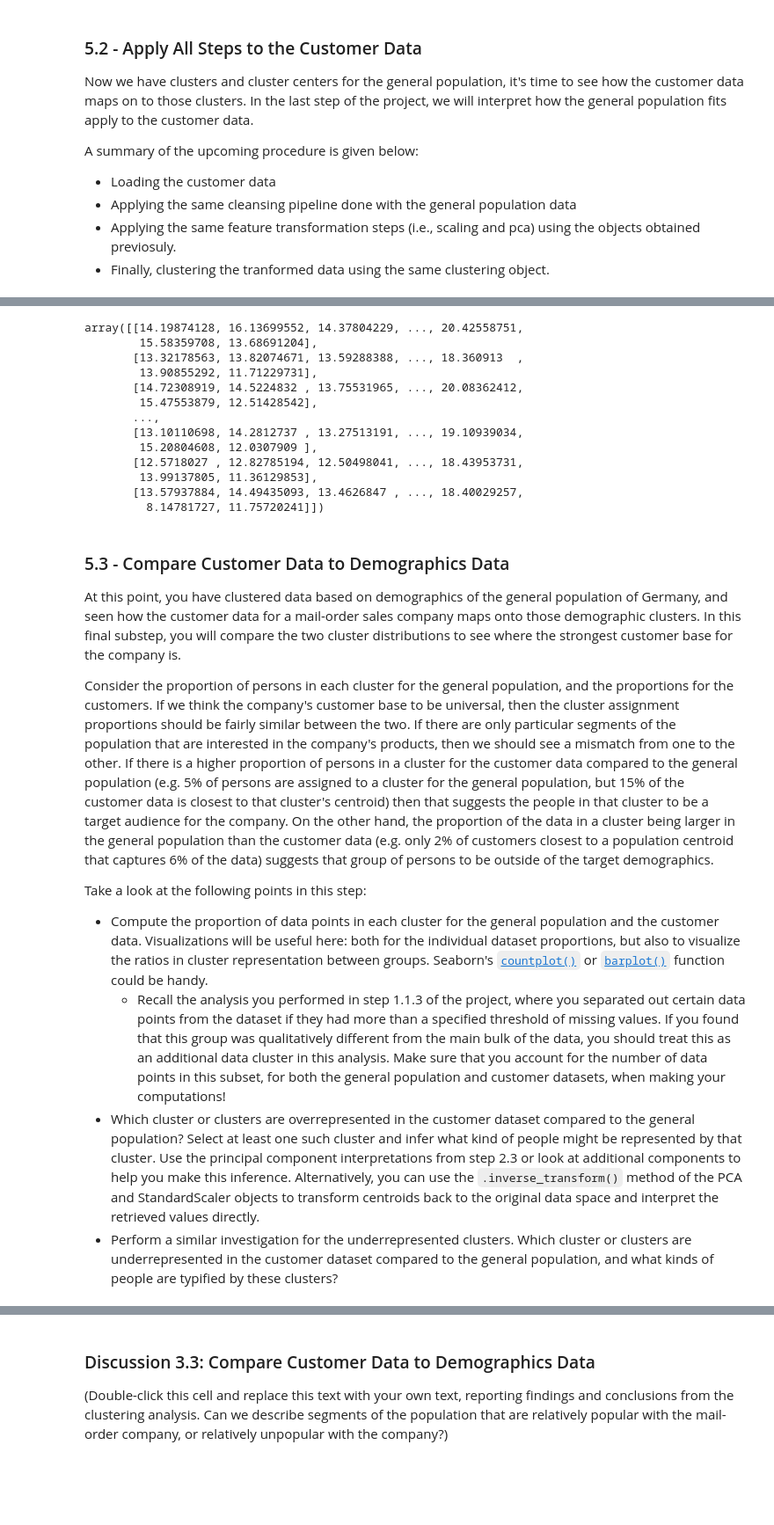
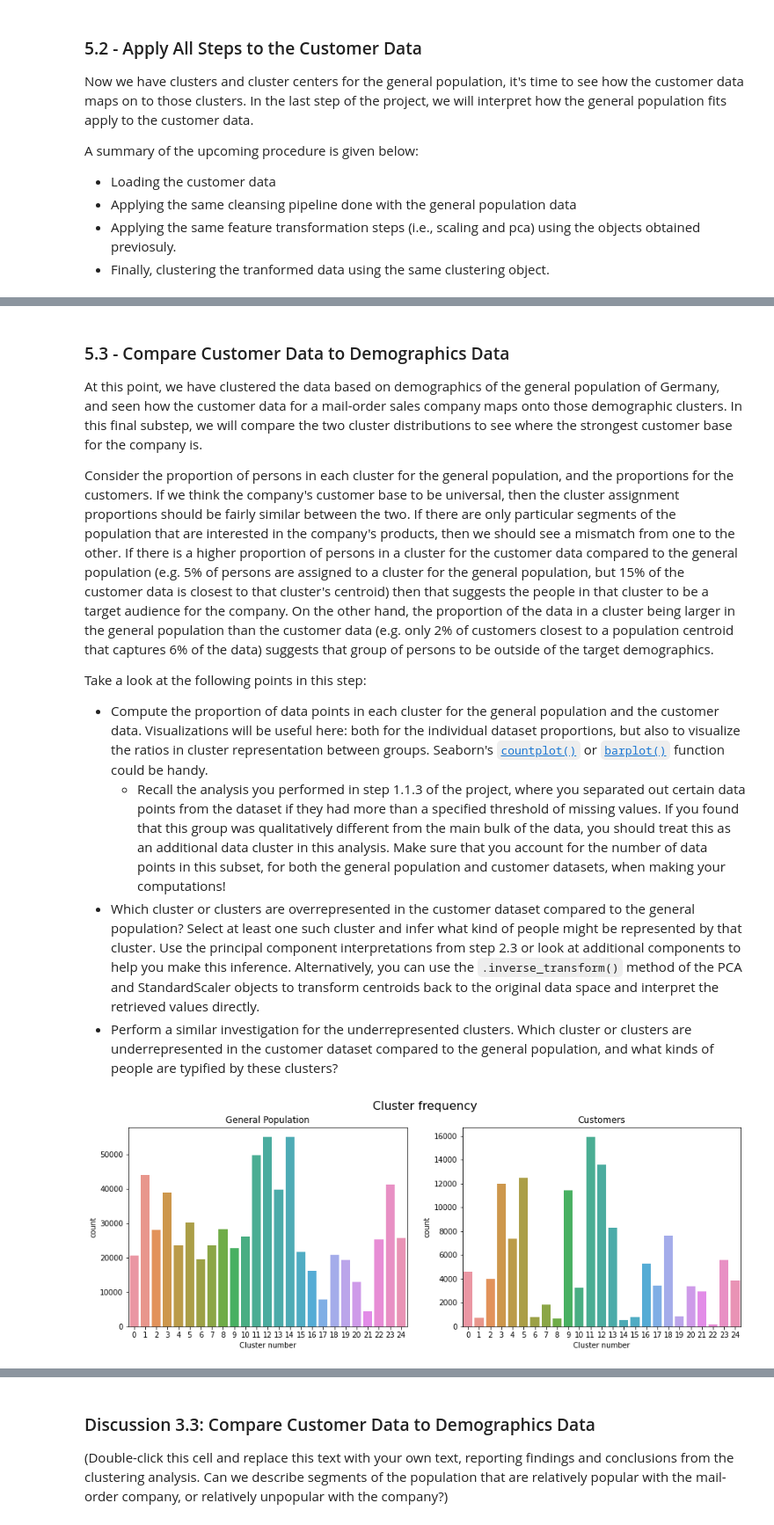
Before and after one commit to omarkhater/identify-customer-segments, a Jupyter notebook: Identify_Customer_Segments_ML.ipynb, the cells around one changed output, grey strips where cells are left out. Shown: that part at 88% size. Drawn from its saved outputs; the diff is of its cells as text; code cells hidden in the pictures; blank space fills up the shorter version.

Commit message:
Compare customer with general.

```diff
--- a/Identify_Customer_Segments_ML.ipynb
+++ b/Identify_Customer_Segments_ML.ipynb
@@ -178,4 +184,4 @@ plt.title('SSE vs. K');
 # Re-fit the k-means model with the selected number of clusters and obtain
 # cluster predictions for the general population demographics data.
 k_best = 25
-labels,Kmeans_obj = fit_kmeans(X_pca[0:1000], k_best) #fit kmeans to get the labels
+labels,Kmeans_obj = fit_kmeans(X_pca, k_best) #fit kmeans to get the labels
@@ -249,19 +229,3 @@ customers_scaled
 # %%
 customers_transformed = pca.transform(customers_scaled)
-customers_labels = Kmeans_obj.transform(customers_transformed)
+customers_labels = Kmeans_obj.predict(customers_transformed)
-# %%
-customers_labels
-# %% [output]
-array([[14.19874128, 16.13699552, 14.37804229, ..., 20.42558751,
-        15.58359708, 13.68691204],
-       [13.32178563, 13.82074671, 13.59288388, ..., 18.360913  ,
-        13.90855292, 11.71229731],
-       [14.72308919, 14.5224832 , 13.75531965, ..., 20.08362412,
-        15.47553879, 12.51428542],
-       ...,
-       [13.10110698, 14.2812737 , 13.27513191, ..., 19.10939034,
-        15.20804608, 12.0307909 ],
-       [12.5718027 , 12.82785194, 12.50498041, ..., 18.43953731,
-        13.99137805, 11.36129853],
-       [13.57937884, 14.49435093, 13.4626847 , ..., 18.40029257,
-         8.14781727, 11.75720241]])
@@ -269,7 +236,7 @@ array([[14.19874128, 16.13699552, 14.37804229, ..., 20.42558751,
 <a id = 'Compa'></a>
 ### 5.3 - Compare Customer Data to Demographics Data
 
-At this point, you have clustered data based on demographics of the general population of Germany, and seen how the customer data for a mail-order sales company maps onto those demographic clusters. In this final substep, you will compare the two cluster distributions to see where the strongest customer base for the company is.
+At this point, we have clustered the data based on demographics of the general population of Germany, and seen how the customer data for a mail-order sales company maps onto those demographic clusters. In this final substep, we will compare the two cluster distributions to see where the strongest customer base for the company is.
 
 Consider the proportion of persons in each cluster for the general population, and the proportions for the customers. If we think the company's customer base to be universal, then the cluster assignment proportions should be fairly similar between the two. If there are only particular segments of the population that are interested in the company's products, then we should see a mismatch from one to the other. If there is a higher proportion of persons in a cluster for the customer data compared to the general population (e.g. 5% of persons are assigned to a cluster for the general population, but 15% of the customer data is closest to that cluster's centroid) then that suggests the people in that cluster to be a target audience for the company. On the other hand, the proportion of the data in a cluster being larger in the general population than the customer data (e.g. only 2% of customers closest to a population centroid that captures 6% of the data) suggests that group of persons to be outside of the target demographics.
 
@@ -282,3 +249,13 @@ Take a look at the following points in this step:
 # %%
 # Compare the proportion of data in each cluster for the customer data to the
 # proportion of data in each cluster for the general population.
+fig, ax = plt.subplots(1,2, figsize = ((15,5)));
+ax[0].set_title('General Population');
+ax[1].set_title('Customers');
+ax[0].set_xlabel('Cluster number');
+ax[1].set_xlabel('Cluster number');
+sns.countplot(ax = ax[0], x = labels);
+sns.countplot(ax = ax[1], x = customers_labels);
+fig.suptitle('Cluster frequency', size = 16);
+# %% [output]
+[figure, added]
```
Also changed, not shown: parts of 21 cells of this notebook, 1 other file.
